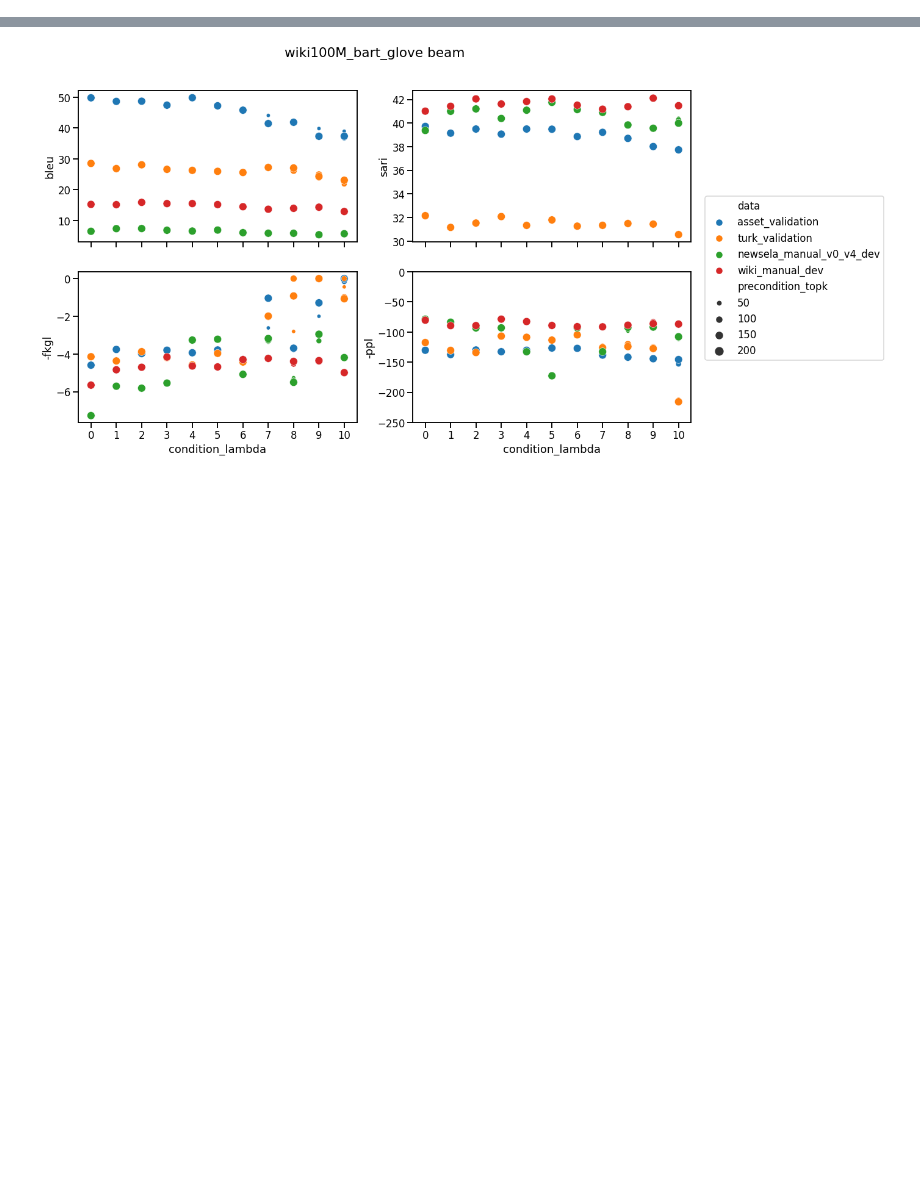
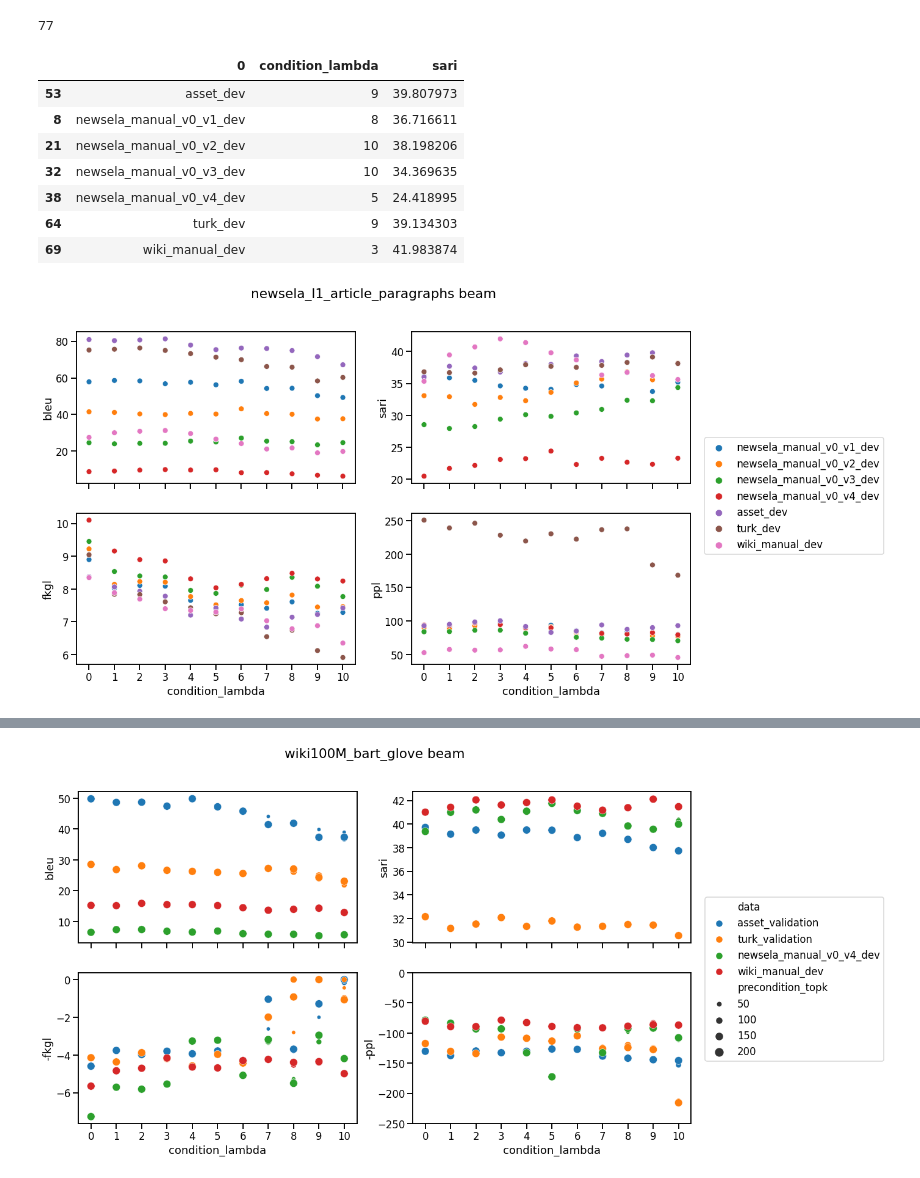
Before and after one commit to ZurichNLP/SimpleFUDGE, a Jupyter notebook: analysis/visualise_hp_sweeps.ipynb, the cells around one changed output, grey strips where cells are left out. Drawn from its saved outputs; the diff is of its cells as text; code cells hidden in the pictures; blank space fills up the shorter version.

```diff
--- a/analysis/visualise_hp_sweeps.ipynb
+++ b/analysis/visualise_hp_sweeps.ipynb
@@ -53,0 +78,19 @@ Name: sari, dtype: float64
+# %%
+csv_file = '/srv/scratch6/kew/ats/fudge/hpsearch/bart_large_muss_mined_en/newsela_l1_article_paragraphs/beam/results.csv'
+# df = load_data(csv_file)
+# print(df['bleu'].describe())
+# print(df['fkgl'].describe())
+# print(df['sari'].describe())
+# plot_hp_sweep_harmonic_mean_results(df)
+plot_hp_sweep_results(csv_file)
+# %% [output]
+77
+|  | 0 | condition_lambda | sari |
+| 53 | asset_dev | 9 | 39.807973 |
+| 8 | newsela_manual_v0_v1_dev | 8 | 36.716611 |
+| 21 | newsela_manual_v0_v2_dev | 10 | 38.198206 |
+| 32 | newsela_manual_v0_v3_dev | 10 | 34.369635 |
+| 38 | newsela_manual_v0_v4_dev | 5 | 24.418995 |
+| 64 | turk_dev | 9 | 39.134303 |
+| 69 | wiki_manual_dev | 3 | 41.983874 |
+[figure, added]
```
Also changed, not shown: parts of 11 cells of this notebook, 18 other files.
